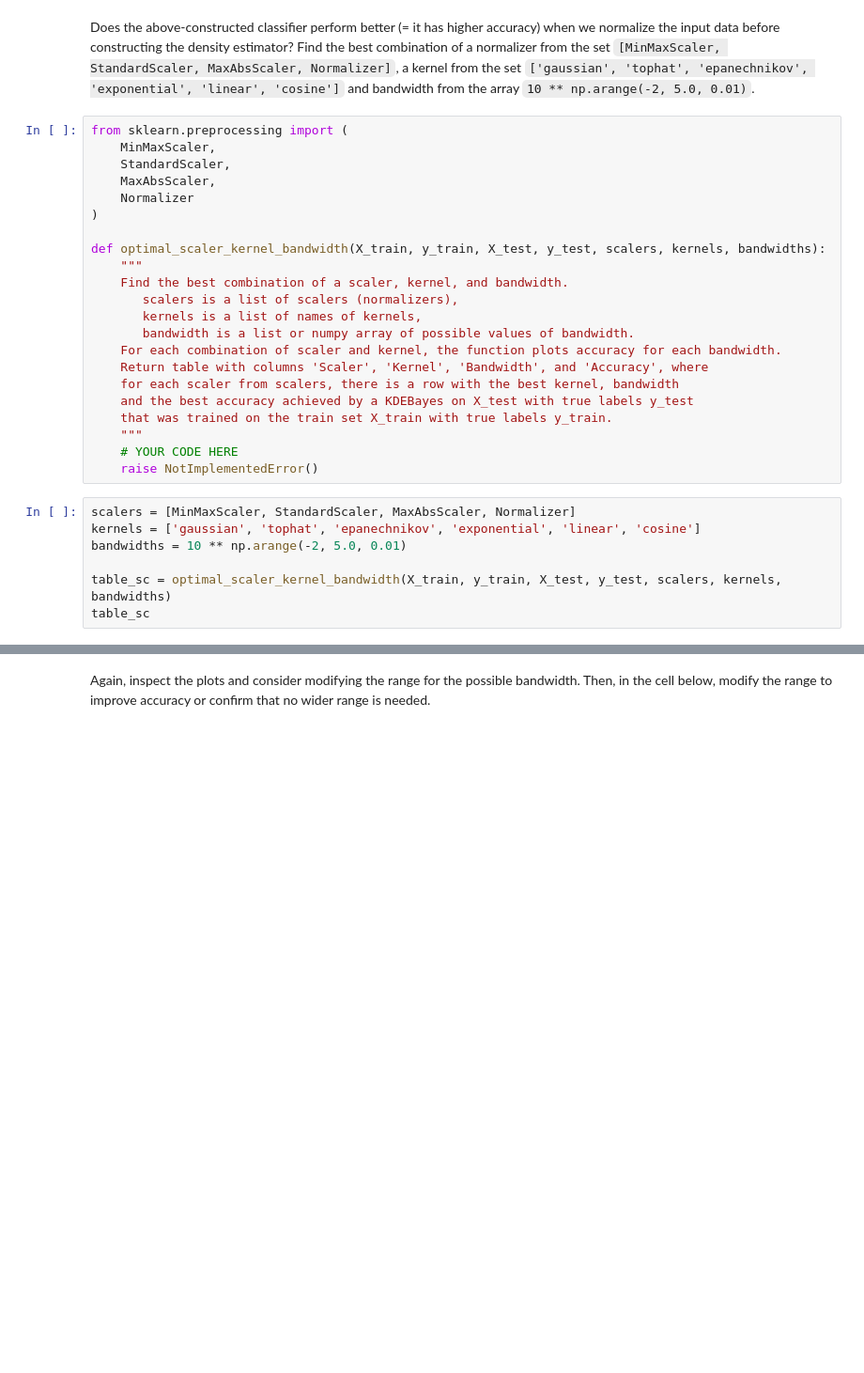
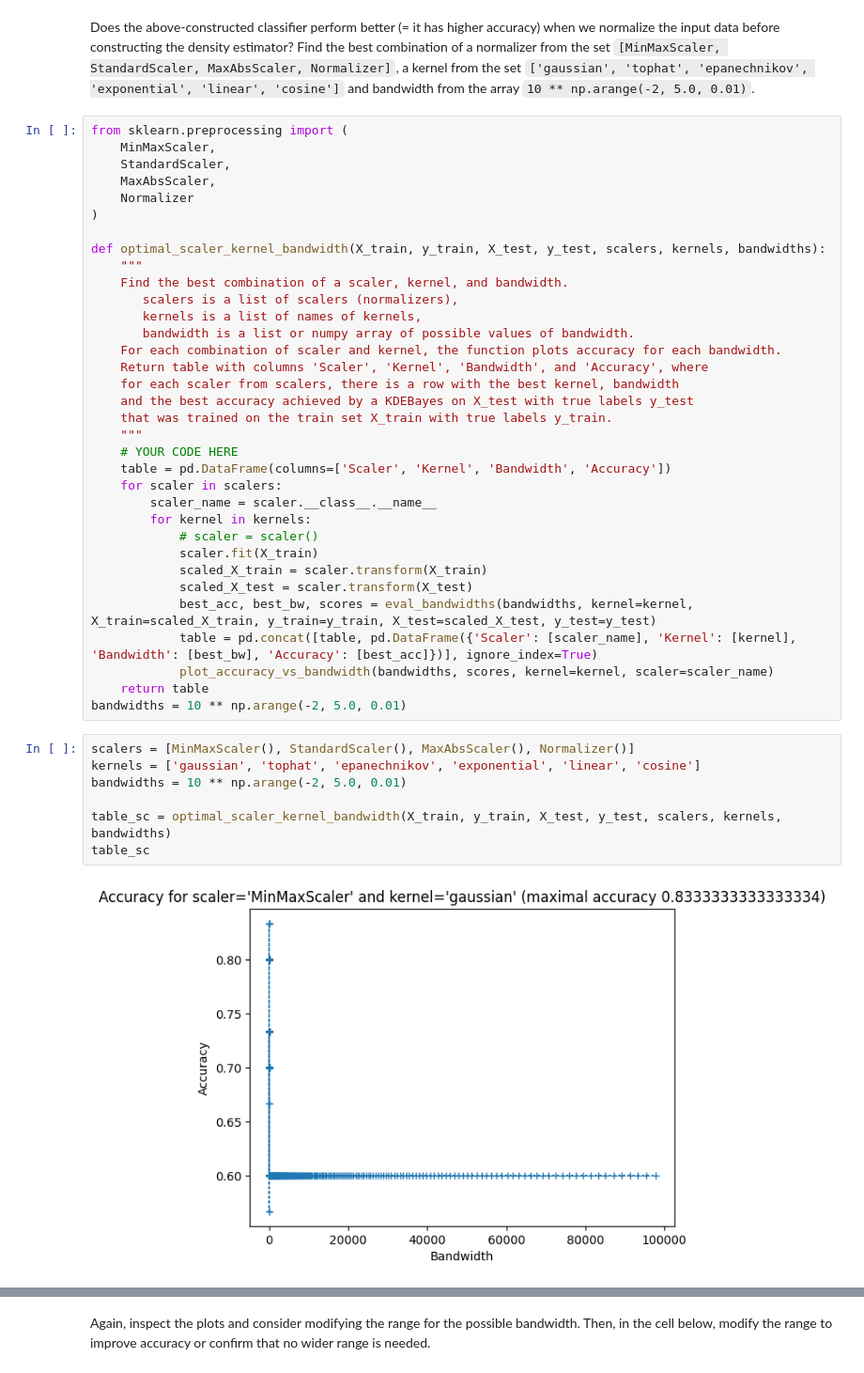
Before and after one commit to patinoboh/bioinformatika, a Jupyter notebook: task1/HWDensityBayes2026.ipynb, the cells around one changed output, grey strips where cells are left out. Shown at 94% size. Saved outputs shown, nothing was run; the diff lists cells and outputs as text; blank space fills up the shorter version.

```diff
--- a/task1/HWDensityBayes2026.ipynb
+++ b/task1/HWDensityBayes2026.ipynb
@@ -428,11 +474,25 @@ def optimal_scaler_kernel_bandwidth(X_train, y_train, X_test, y_test, scalers, k
     that was trained on the train set X_train with true labels y_train.
     """
     # YOUR CODE HERE
-    raise NotImplementedError()
+    table = pd.DataFrame(columns=['Scaler', 'Kernel', 'Bandwidth', 'Accuracy'])
+    for scaler in scalers:
+        scaler_name = scaler.__class__.__name__
+        for kernel in kernels:
+            # scaler = scaler()
+            scaler.fit(X_train)
+            scaled_X_train = scaler.transform(X_train)
+            scaled_X_test = scaler.transform(X_test)
+            best_acc, best_bw, scores = eval_bandwidths(bandwidths, kernel=kernel, X_train=scaled_X_train, y_train=y_train, X_test=scaled_X_test, y_test=y_test)
+            table = pd.concat([table, pd.DataFrame({'Scaler': [scaler_name], 'Kernel': [kernel], 'Bandwidth': [best_bw], 'Accuracy': [best_acc]})], ignore_index=True)
+            plot_accuracy_vs_bandwidth(bandwidths, scores, kernel=kernel, scaler=scaler_name)
+    return table
+bandwidths = 10 ** np.arange(-2, 5.0, 0.01)
 # %%
-scalers = [MinMaxScaler, StandardScaler, MaxAbsScaler, Normalizer]
+scalers = [MinMaxScaler(), StandardScaler(), MaxAbsScaler(), Normalizer()]
 kernels = ['gaussian', 'tophat', 'epanechnikov', 'exponential', 'linear', 'cosine']
 bandwidths = 10 ** np.arange(-2, 5.0, 0.01)
 
 table_sc = optimal_scaler_kernel_bandwidth(X_train, y_train, X_test, y_test, scalers, kernels, bandwidths)
 table_sc
+# %% [output]
+[figure, added]
```
Also changed, not shown: parts of 10 cells of this notebook.
